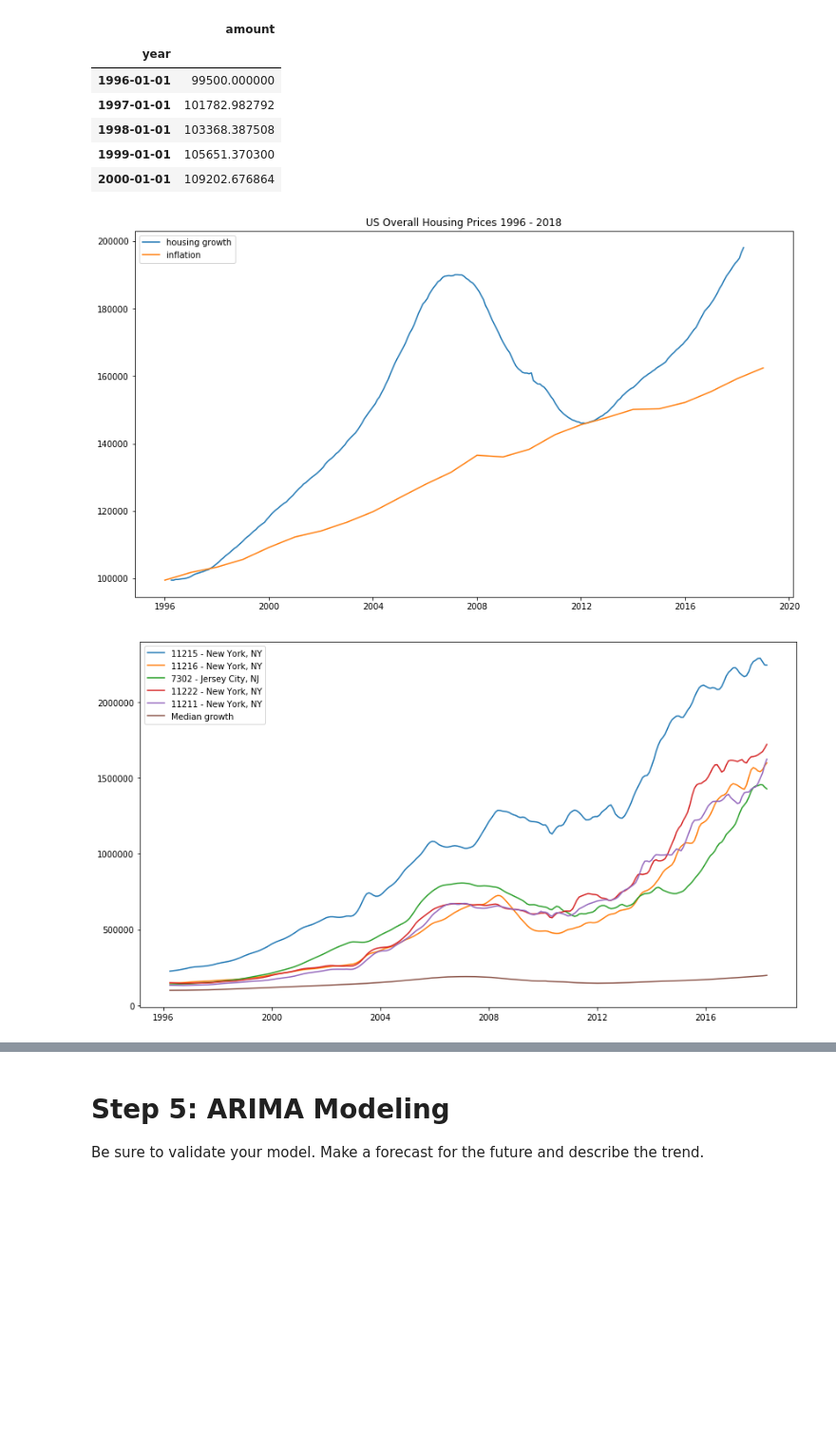
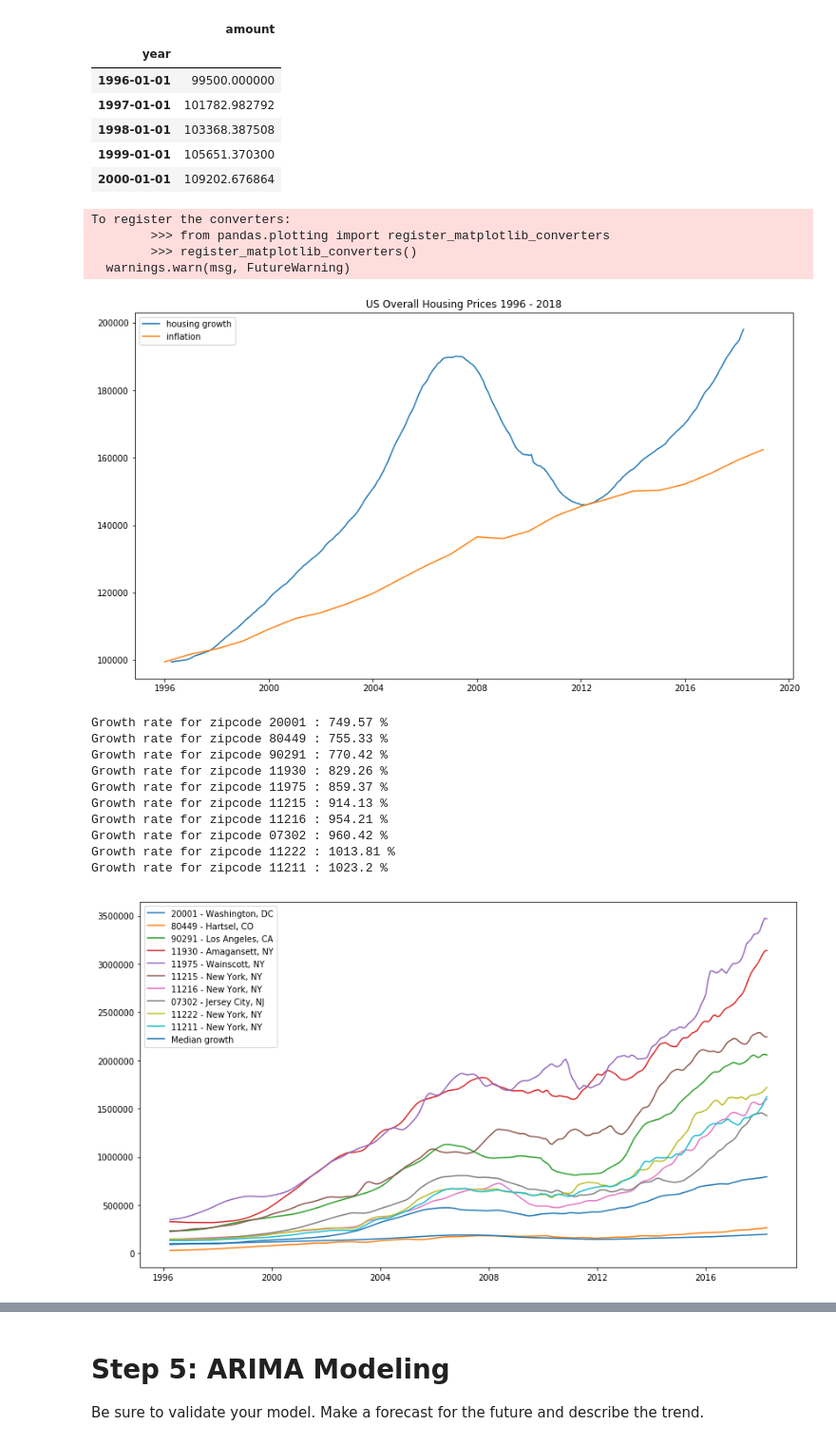
Before and after one commit to zapatos24/mod_4_project, a Jupyter notebook: owens_wip.ipynb, the cells around one changed output, grey strips where cells are left out. Shown at 95% size. Saved outputs shown, nothing was run; the diff lists cells and outputs as text; code cells hidden in the pictures; blank space fills up the shorter version.

```diff
--- a/owens_wip.ipynb
+++ b/owens_wip.ipynb
@@ -138,7 +128,6 @@ def melt_data(df):
     melted = pd.melt(df, id_vars=['RegionName', 'City', 'State', 'Metro',
                                   'CountyName', 'RegionID', 'SizeRank'], var_name='time')
     melted['time'] = pd.to_datetime(melted['time'], infer_datetime_format=True)
-    melted = melted.dropna(subset=['value'])
     return melted.groupby('time').agg({'value':'median'})
 # %%
 monthly_medians = melt_data(initial_data)
@@ -218,29 +202,49 @@ plt.title('US Overall Housing Prices 1996 - 2018')
 plt.legend()
 plt.show()
 # %% [output]
+To register the converters:
+        >>> from pandas.plotting import register_matplotlib_converters
+        >>> register_matplotlib_converters()
+  warnings.warn(msg, FutureWarning)
 [figure]
 # %%
 def plot_growth(start_year='1996', end_year='2018', top_or_bottom='top', how_many=5):
     percent_growth_by_zip = []
     for zipcode in time_series:
-        percent_for_zip = zipcode.loc[start_year].values[0][0] / zipcode.loc[end_year].values[0][0]
+        percent_for_zip = (zipcode.loc[end_year].values[0][0] - zipcode.loc[start_year].values[0][0]) / zipcode.loc[start_year].values[0][0]
         percent_growth_by_zip.append(percent_for_zip)
 
-    if top_or_bottom == 'top':
-        indexes = sorted(range(len(percent_growth_by_zip)),
-                         key=lambda i: percent_growth_by_zip[i], reverse=True)[-how_many:]
-    else:
-        indexes = sorted(range(len(percent_growth_by_zip)),
-                         key=lambda i: percent_growth_by_zip[i], reverse=True)[:how_many]
+    start = 0
+    end = len(percent_growth_by_zip)
+    start = -how_many if top_or_bottom == 'top' else start
+    end = how_many if top_or_bottom == 'bottom' else end
 
+    indexes = sorted(range(len(percent_growth_by_zip)),
+                     key=lambda i: percent_growth_by_zip[i], reverse=False)[start:end]
+
+    values_to_print = []
     plt.figure(figsize=(14,8))
     for i in indexes:
-        plt.plot(time_series[i],
-                 label=str(zipcodes[i])+' - '+str(initial_data.iloc[i]['City']+', '+str(initial_data.iloc[i]['State'])))
-    plt.plot(monthly_medians, label='Median growth')
+        values_to_print.append([zipcodes[i], percent_growth_by_zip[i]])
+        plt.plot(time_series[i][start_year:end_year],
+                 label=str(zipcodes[i])+' - '+str(initial_data.iloc[i]['City']+ \
+                                        ', '+str(initial_data.iloc[i]['State'])))
+    plt.plot(monthly_medians[start_year:end_year], label='Median growth')
     plt.legend()
     plt.show
+    for j in range(len(values_to_print)):
+        print('Growth rate for zipcode', values_to_print[j][0], ':', round(values_to_print[j][1]*100, 2), '%')
 # %%
-plot_growth()
+plot_growth(how_many=10)
 # %% [output]
+Growth rate for zipcode 20001 : 749.57 %
+Growth rate for zipcode 80449 : 755.33 %
+Growth rate for zipcode 90291 : 770.42 %
+Growth rate for zipcode 11930 : 829.26 %
+Growth rate for zipcode 11975 : 859.37 %
+Growth rate for zipcode 11215 : 914.13 %
+Growth rate for zipcode 11216 : 954.21 %
+Growth rate for zipcode 07302 : 960.42 %
+Growth rate for zipcode 11222 : 1013.81 %
+Growth rate for zipcode 11211 : 1023.2 %
-[figure, old version]
+[figure, new version]
```
Also changed, not shown: parts of 19 cells of this notebook.
